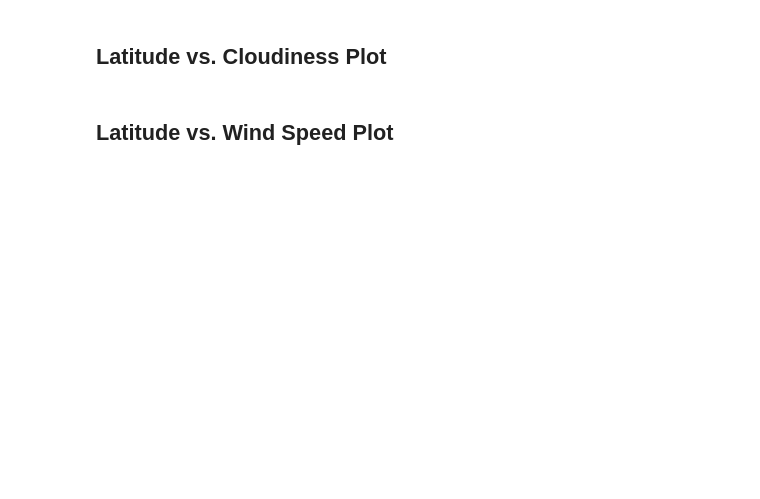
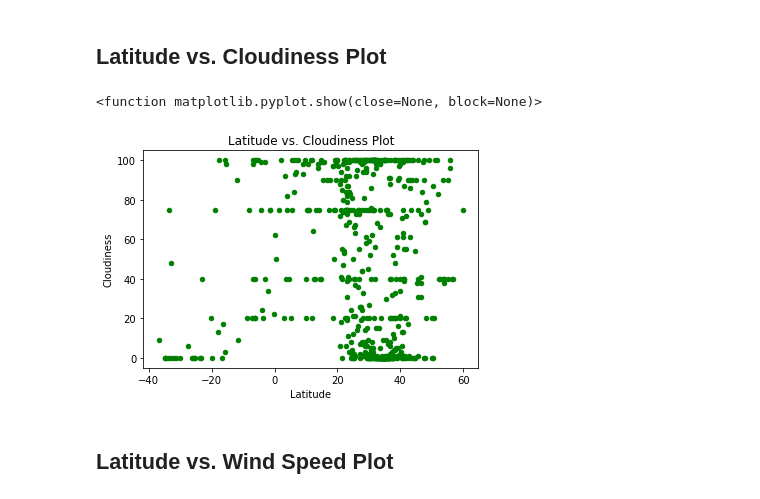
Before and after one commit to SerenaZhaoYanqing/06-Python-api-challenge, a Jupyter notebook: WeatherPy/WeatherPy.ipynb, the cells around one changed output. Cells and saved outputs as stored; diff of their text form; code cells hidden in the pictures; blank space fills up the shorter version.

```diff
--- a/WeatherPy/WeatherPy.ipynb
+++ b/WeatherPy/WeatherPy.ipynb
@@ -154,11 +188,15 @@ plt.show
 # %% [markdown]
 ## Latitude vs. Cloudiness Plot
 # %%
-clean_city_data.plot.scatter(x='lat',y='Cloudiness',c='DarkBlue')
+clean_city_data.plot.scatter(x='lat',y='Cloudiness',c='green')
 plt.title("Latitude vs. Cloudiness Plot")
 plt.xlabel("Latitude")
 plt.ylabel("Cloudiness")
+plt.savefig("LAT_Cloudiness.png")
 plt.show
+# %% [output]
+<function matplotlib.pyplot.show(close=None, block=None)>
+[figure, added]
 # %% [markdown]
 ## Latitude vs. Wind Speed Plot
 # %%
```
Also changed, not shown: parts of 21 cells of this notebook, 17 other files.
